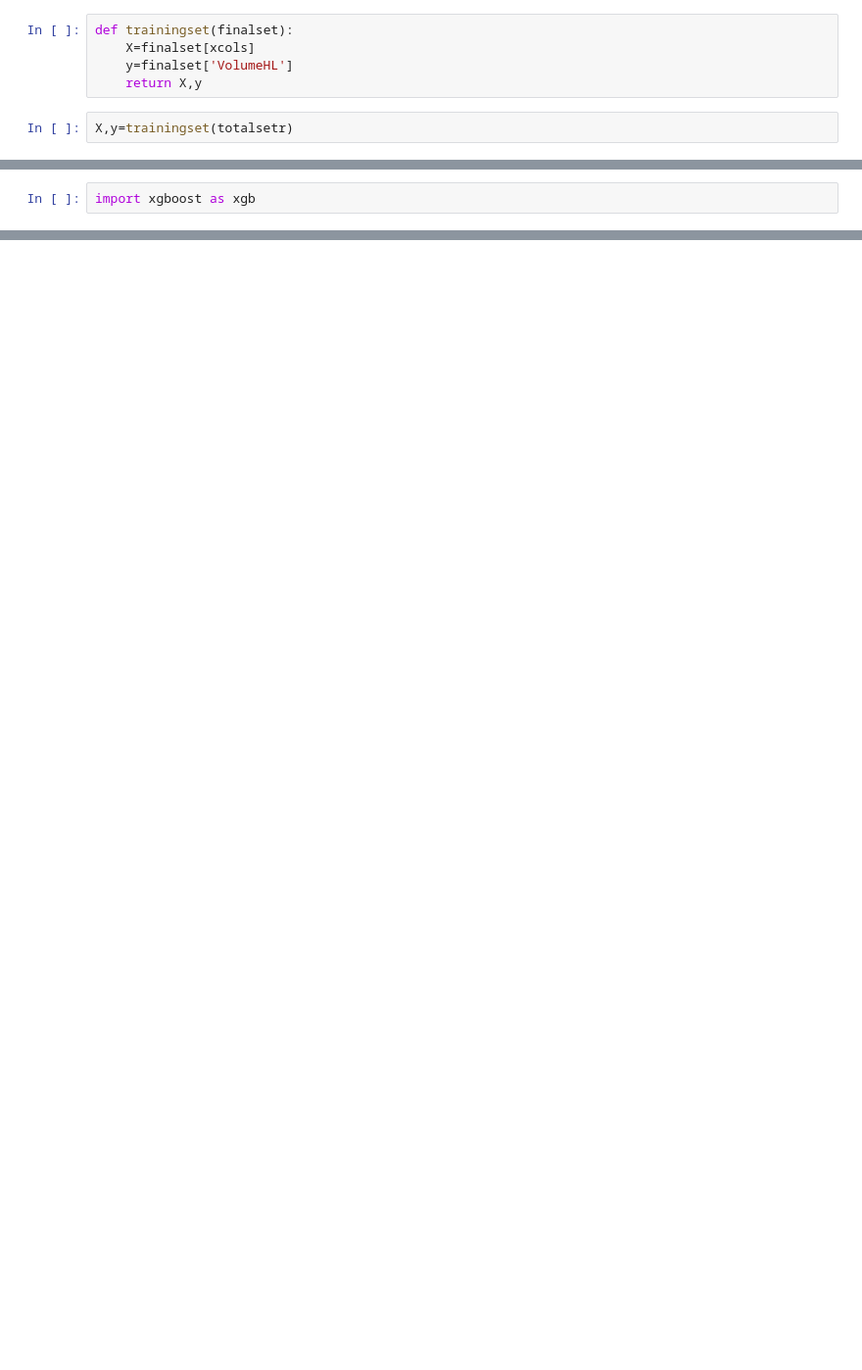
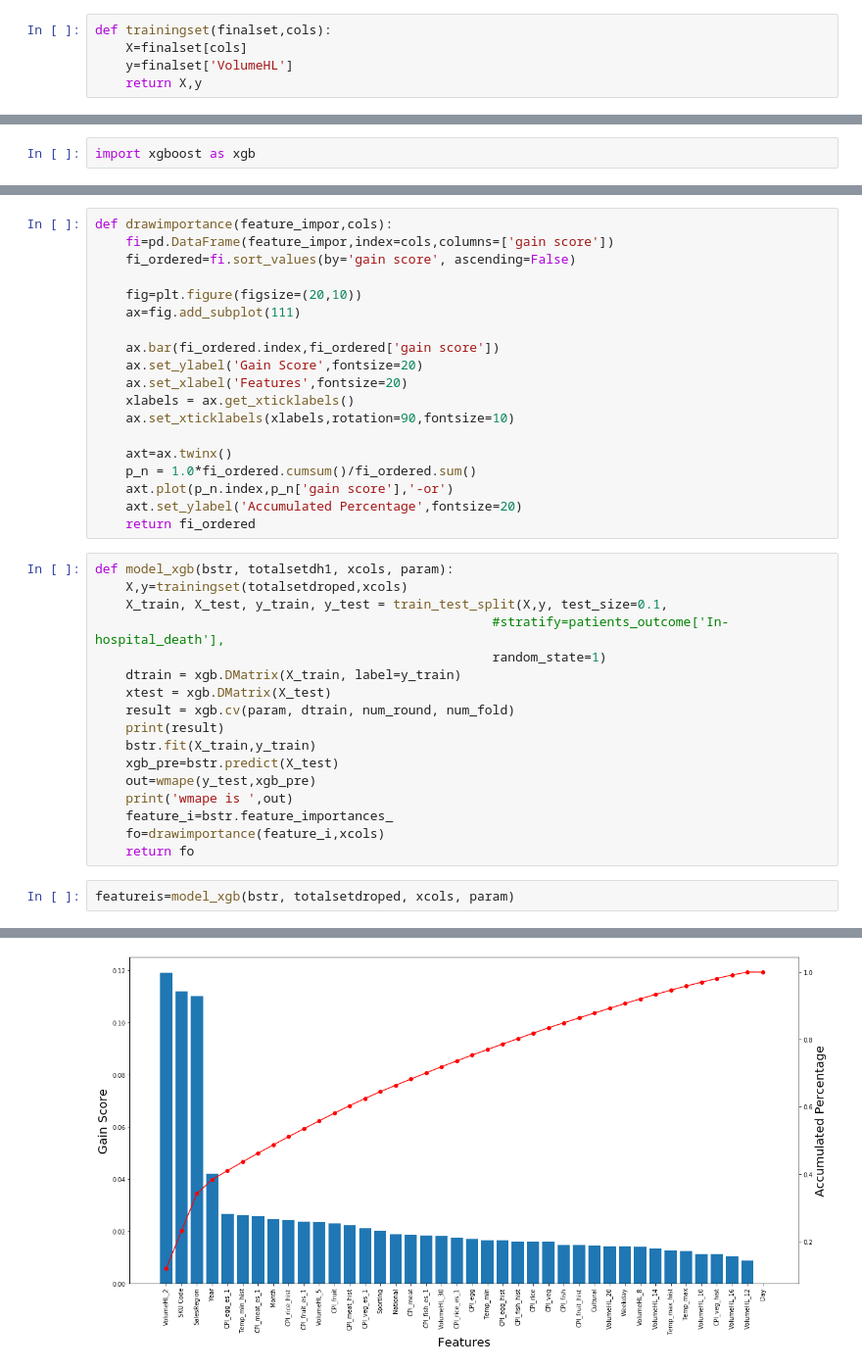
Before and after one commit to sunmingbai/BUD_competition, a Jupyter notebook: Ming/Model1.ipynb, the cells around one changed output, grey strips where cells are left out. Shown: that part at 98% size. Saved outputs shown, nothing was run; the diff lists cells and outputs as text; blank space fills up the shorter version.

```diff
--- a/Ming/Model1.ipynb
+++ b/Ming/Model1.ipynb
@@ -444,7 +693,5 @@ totalseth1
 # %%
-def trainingset(finalset):
-    X=finalset[xcols]
+def trainingset(finalset,cols):
+    X=finalset[cols]
     y=finalset['VolumeHL']
     return X,y
-# %%
-X,y=trainingset(totalsetr)
@@ -546,0 +725,39 @@ array([ 256.98627,  111.79482,  413.8041 , ..., 1936.9507 , 1071.049  ,
+# %%
+def drawimportance(feature_impor,cols):
+    fi=pd.DataFrame(feature_impor,index=cols,columns=['gain score'])
+    fi_ordered=fi.sort_values(by='gain score', ascending=False)
+
+    fig=plt.figure(figsize=(20,10))
+    ax=fig.add_subplot(111)
+
+    ax.bar(fi_ordered.index,fi_ordered['gain score'])
+    ax.set_ylabel('Gain Score',fontsize=20)
+    ax.set_xlabel('Features',fontsize=20)
+    xlabels = ax.get_xticklabels()
+    ax.set_xticklabels(xlabels,rotation=90,fontsize=10)
+
+    axt=ax.twinx()
+    p_n = 1.0*fi_ordered.cumsum()/fi_ordered.sum()
+    axt.plot(p_n.index,p_n['gain score'],'-or')
+    axt.set_ylabel('Accumulated Percentage',fontsize=20)
+    return fi_ordered
+# %%
+def model_xgb(bstr, totalsetdh1, xcols, param):
+    X,y=trainingset(totalsetdroped,xcols)
+    X_train, X_test, y_train, y_test = train_test_split(X,y, test_size=0.1,
+                                                    #stratify=patients_outcome['In-hospital_death'],
+                                                    random_state=1)
+    dtrain = xgb.DMatrix(X_train, label=y_train)
+    xtest = xgb.DMatrix(X_test)
+    result = xgb.cv(param, dtrain, num_round, num_fold)
+    print(result)
+    bstr.fit(X_train,y_train)
+    xgb_pre=bstr.predict(X_test)
+    out=wmape(y_test,xgb_pre)
+    print('wmape is ',out)
+    feature_i=bstr.feature_importances_
+    fo=drawimportance(feature_i,xcols)
+    return fo
+# %%
+featureis=model_xgb(bstr, totalsetdroped, xcols, param)
+# %% [output]
@@ -546,0 +781 @@ array([ 256.98627,  111.79482,  413.8041 , ..., 1936.9507 , 1071.049  ,
+[figure, added]
```
Also changed, not shown: parts of 65 cells of this notebook, 1 other file.
